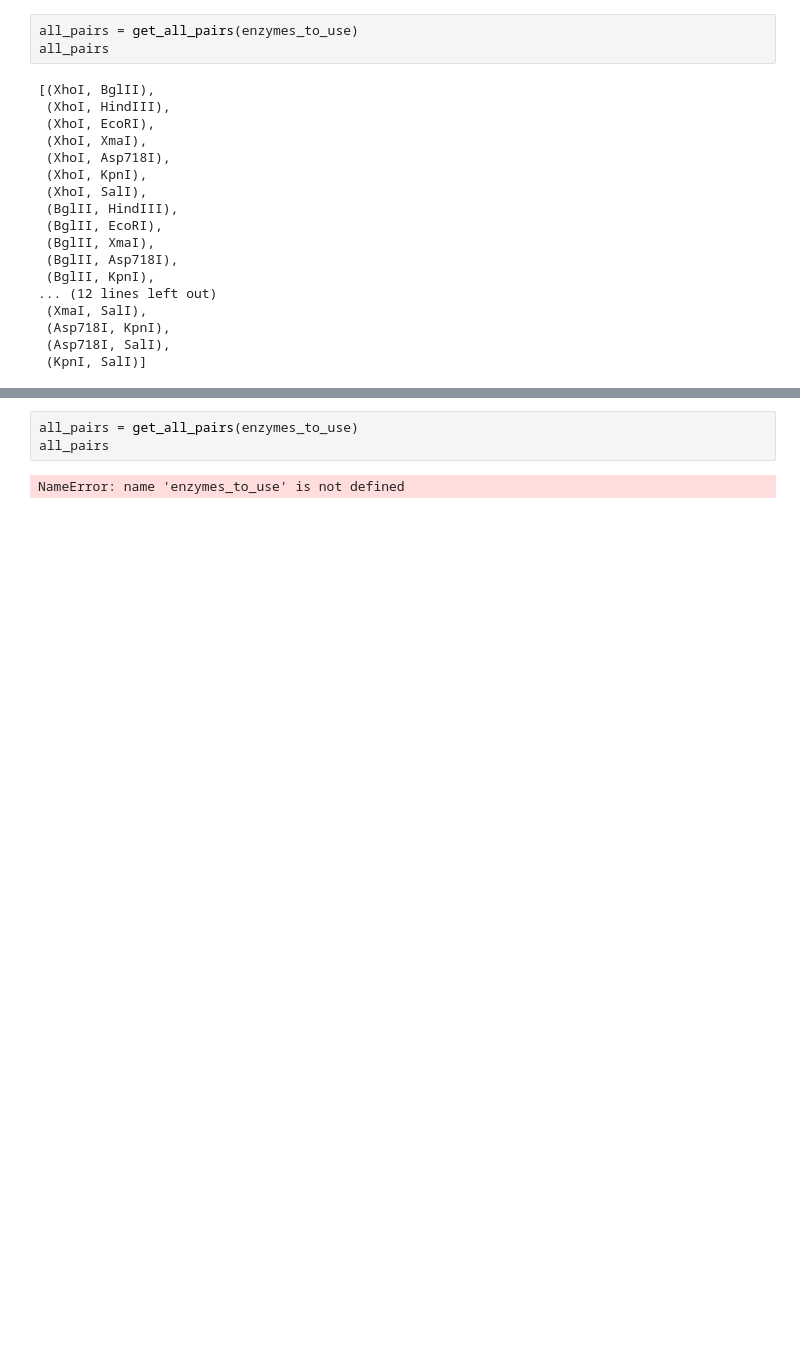
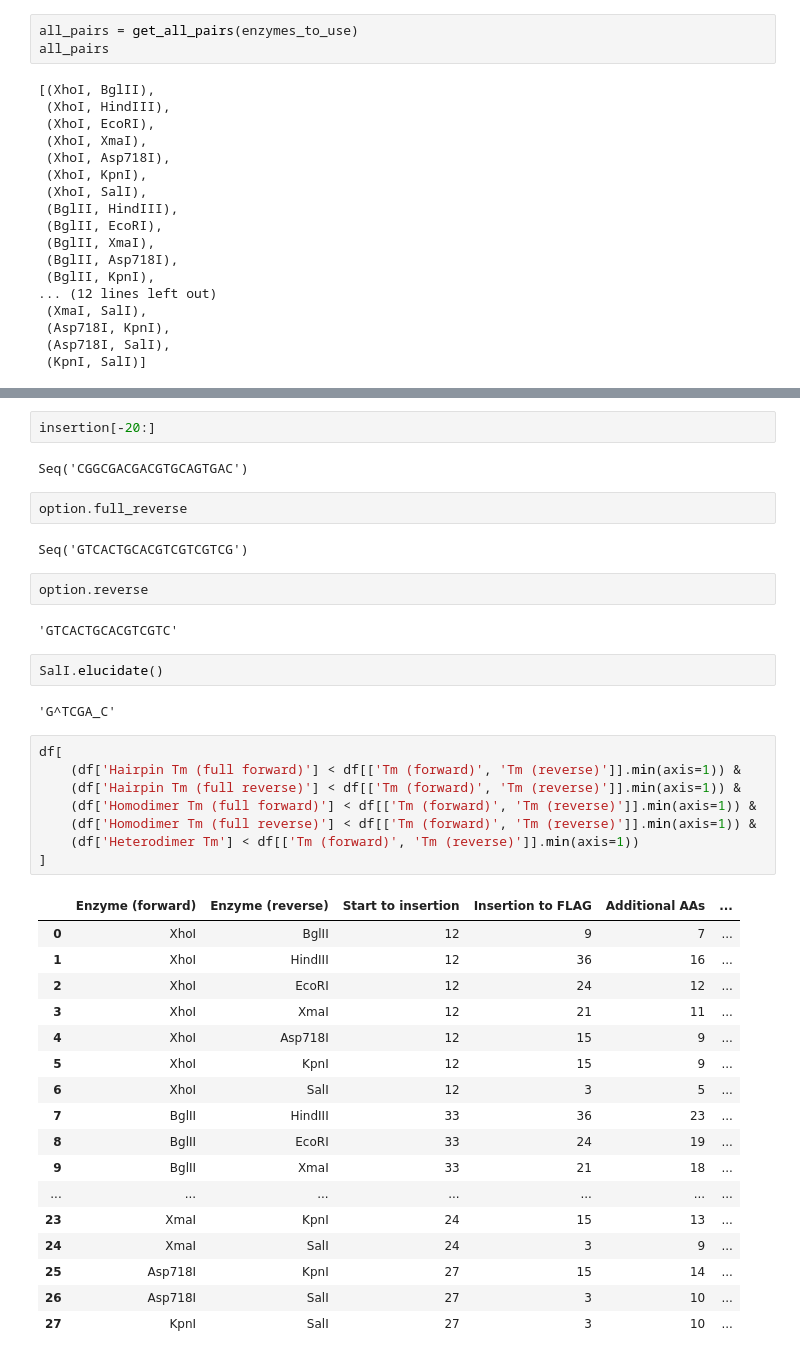
Before and after one commit to NBoyeva/pFLAG-CTC, a Jupyter notebook: final.ipynb, the cells around one changed output, grey strips where cells are left out. Drawn from its saved outputs; the diff is of its cells as text; blank space fills up the shorter version.

Commit message:
Add best option selection

```diff
--- a/final.ipynb
+++ b/final.ipynb
@@ -236,5 +229,42 @@ a.df
-# %%
-all_pairs = get_all_pairs(enzymes_to_use)
-all_pairs
-# %% [output]
-NameError: name 'enzymes_to_use' is not defined
+# %%
+insertion[-20:]
+# %% [output]
+Seq('CGGCGACGACGTGCAGTGAC')
+# %%
+option.full_reverse
+# %% [output]
+Seq('GTCACTGCACGTCGTCGTCG')
+# %%
+option.reverse
+# %% [output]
+'GTCACTGCACGTCGTC'
+# %%
+SalI.elucidate()
+# %% [output]
+'G^TCGA_C'
+# %%
+df[
+    (df['Hairpin Tm (full forward)'] < df[['Tm (forward)', 'Tm (reverse)']].min(axis=1)) &
+    (df['Hairpin Tm (full reverse)'] < df[['Tm (forward)', 'Tm (reverse)']].min(axis=1)) &
+    (df['Homodimer Tm (full forward)'] < df[['Tm (forward)', 'Tm (reverse)']].min(axis=1)) &
+    (df['Homodimer Tm (full reverse)'] < df[['Tm (forward)', 'Tm (reverse)']].min(axis=1)) &
+    (df['Heterodimer Tm'] < df[['Tm (forward)', 'Tm (reverse)']].min(axis=1))
+]
+# %% [output]
+|  | Enzyme (forward) | Enzyme (reverse) | Start to insertion | Insertion to FLAG | Additional AAs | ... |
+| 0 | XhoI | BglII | 12 | 9 | 7 | ... |
+| 1 | XhoI | HindIII | 12 | 36 | 16 | ... |
+| 2 | XhoI | EcoRI | 12 | 24 | 12 | ... |
+| 3 | XhoI | XmaI | 12 | 21 | 11 | ... |
+| 4 | XhoI | Asp718I | 12 | 15 | 9 | ... |
+| 5 | XhoI | KpnI | 12 | 15 | 9 | ... |
+| 6 | XhoI | SalI | 12 | 3 | 5 | ... |
+| 7 | BglII | HindIII | 33 | 36 | 23 | ... |
+| 8 | BglII | EcoRI | 33 | 24 | 19 | ... |
+| 9 | BglII | XmaI | 33 | 21 | 18 | ... |
+| ... | ... | ... | ... | ... | ... | ... |
+| 23 | XmaI | KpnI | 24 | 15 | 13 | ... |
+| 24 | XmaI | SalI | 24 | 3 | 9 | ... |
+| 25 | Asp718I | KpnI | 27 | 15 | 14 | ... |
+| 26 | Asp718I | SalI | 27 | 3 | 10 | ... |
+| 27 | KpnI | SalI | 27 | 3 | 10 | ... |
```
Also changed, not shown: parts of 11 cells of this notebook.
